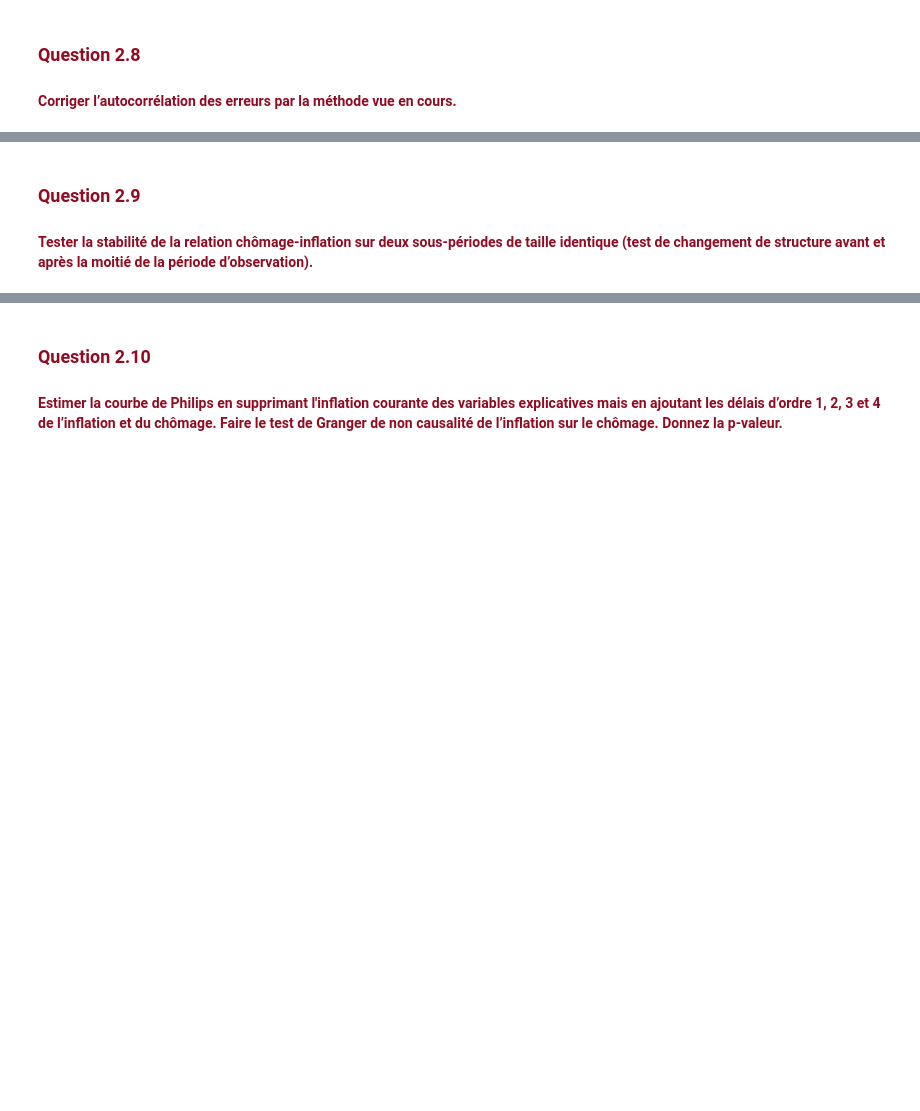
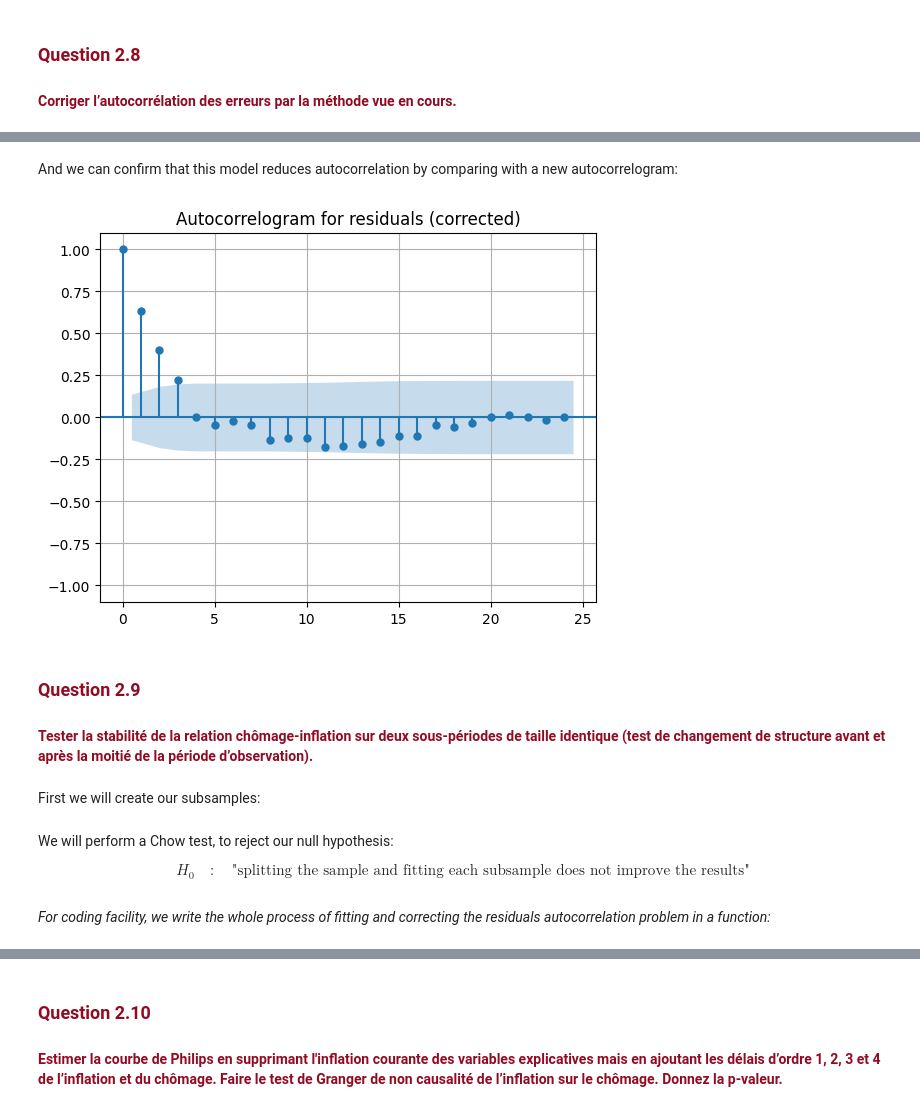
Before and after one commit to mauro7x/MODS202, a Jupyter notebook: Project.ipynb, the cells around one changed output, grey strips where cells are left out. Drawn from its saved outputs; the diff is of its cells as text; code cells hidden in the pictures; blank space fills up the shorter version.

```diff
--- a/Project.ipynb
+++ b/Project.ipynb
@@ -900,0 +920,13 @@ We observe that the p-value for $\rho$ is approximately 0, so we reject the null
+# %%
+# Create needed variables
+rho = res_results.params[1]
+y = unemp
+x = inf
+y_hat = y[1:] - rho * y[:-1]
+x_hat = x[1:] - rho * x[:-1]
+const = np.ones(len(y_hat))
+X_hat = np.column_stack((const - rho, x_hat))
+# %%
+# Model with corrected variables
+results = sm.OLS(y_hat, X_hat).fit()
+print(results.summary())
@@ -901,3 +951,16 @@ We observe that the p-value for $\rho$ is approximately 0, so we reject the null
+# %% [markdown]
+And we can confirm that this model reduces autocorrelation by comparing with a new autocorrelogram:
+# %%
+res = results.resid
+plot_acf(res)
+plt.title('Autocorrelogram for residuals (corrected)', fontsize=12)
+plt.ylim(-1.1, 1.1)
+plt.grid()
+plt.show()
+# %% [output]
+[figure, added]
 # %% [markdown]
 <h3 style='color: #910c22;'>Question 2.9</h3>
 <h4 style='color: #910c22;'>Tester la stabilité de la relation chômage-inflation sur deux sous-périodes de taille identique (test de changement de structure avant et après la moitié de la période d’observation).</h4>
+# %% [markdown]
+First we will create our subsamples:
@@ -903,0 +971,6 @@ We observe that the p-value for $\rho$ is approximately 0, so we reject the null
+# %% [markdown]
+We will perform a Chow test, to reject our null hypothesis:
+
+$$H_0 \quad : \quad \text{"splitting the sample and fitting each subsample does not improve the results"}$$
+# %% [markdown]
+*For coding facility, we write the whole process of fitting and correcting the residuals autocorrelation problem in a function:*
```
Also changed, not shown: parts of 34 cells of this notebook.
